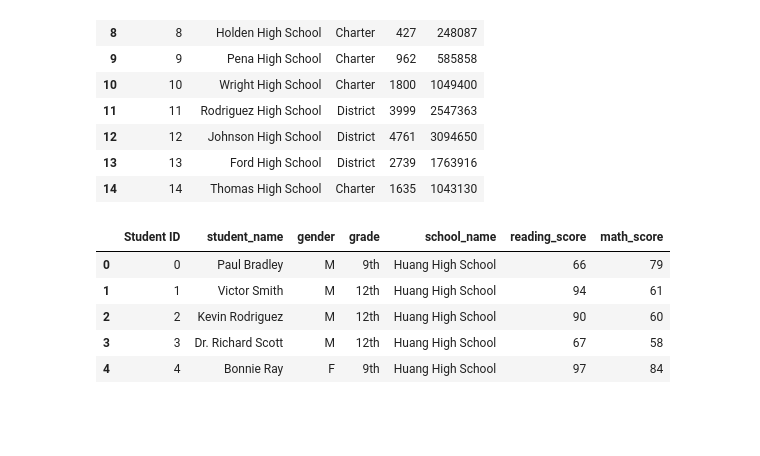
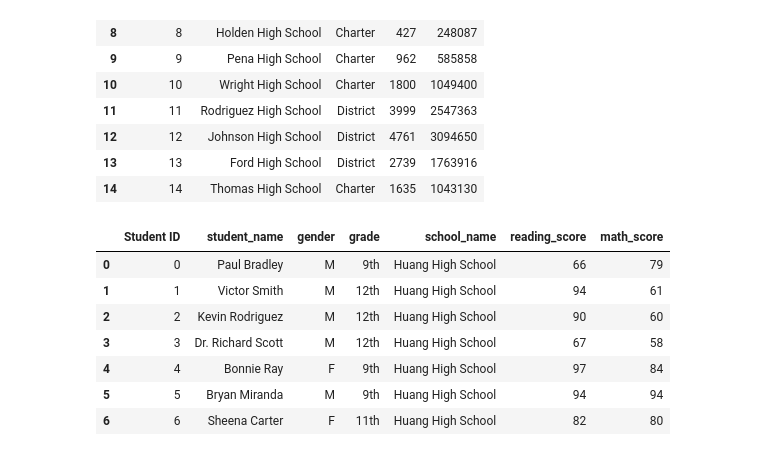
Before and after one commit to robfreed10/school_district_analysis, a Jupyter notebook: pandas_practice.ipynb, the cells around one changed output. Cells and saved outputs as stored; diff of their text form; code cells hidden in the pictures; blank space fills up the shorter version.

```diff
--- a/pandas_practice.ipynb
+++ b/pandas_practice.ipynb
@@ -144,11 +144,13 @@ school_data_df
 | 14 | 14 | Thomas High School | Charter | 1635 | 1043130 |
 # %%
 student_data_df = pd.read_csv(student_data_to_load)
-student_data_df.head()
+student_data_df.head(7)
 # %% [output]
 |  | Student ID | student_name | gender | grade | school_name | reading_score | math_score |
 | 0 | 0 | Paul Bradley | M | 9th | Huang High School | 66 | 79 |
 | 1 | 1 | Victor Smith | M | 12th | Huang High School | 94 | 61 |
 | 2 | 2 | Kevin Rodriguez | M | 12th | Huang High School | 90 | 60 |
 | 3 | 3 | Dr. Richard Scott | M | 12th | Huang High School | 67 | 58 |
 | 4 | 4 | Bonnie Ray | F | 9th | Huang High School | 97 | 84 |
+| 5 | 5 | Bryan Miranda | M | 9th | Huang High School | 94 | 94 |
+| 6 | 6 | Sheena Carter | F | 11th | Huang High School | 82 | 80 |
```
Also changed, not shown: parts of 24 cells of this notebook, 3 other files.
